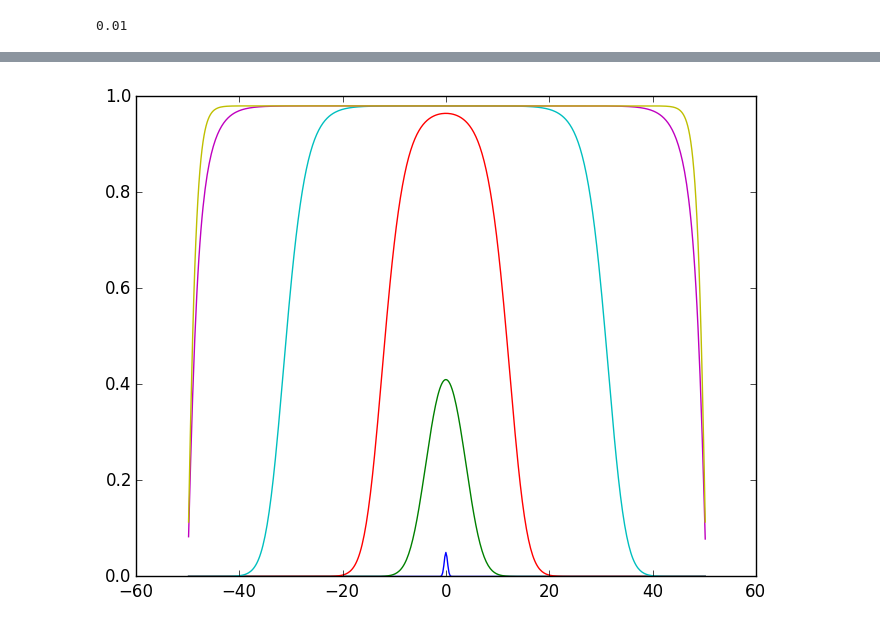
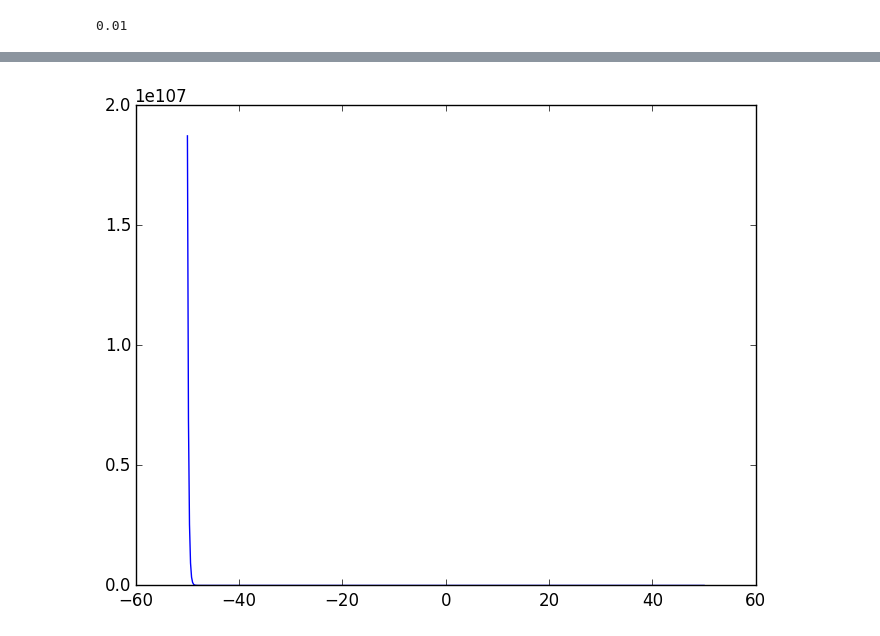
Before and after one commit to kelvinabrokwa/school, a Jupyter notebook: math414/lab.ipynb, the cells around one changed output, grey strips where cells are left out. Cells and saved outputs as stored; diff of their text form; code cells hidden in the pictures.

```diff
--- a/math414/lab.ipynb
+++ b/math414/lab.ipynb
@@ -1,10 +1,10 @@
 # %%
 using PyPlot
 # %%
-function getA(lam, n, dx)
+function getA(lam, n, dt)
     out = zeros(n, n)
     for i = 1:n
-        out[i, i] = 1 - 2*lam + dx
+        out[i, i] = 1 - 2*lam + dt
         for j = 1:n
             if i == j-1 || i == j+1
                 out[i, j] = lam
@@ -16,19 +16,18 @@ end
 
 function ForwardDiff(s, l, a, dt, dx, t, f)
     m = round(Int, (l-s)/dx) + 1
-    w = zeros(m)
-    x = zeros(m)
-    lam = a^2*(dt/h^2)
+    u = zeros(m)
+    x = s:dx:l
+    lam = a^2*dt/(dx^2)
     A = getA(lam, m, dt)
     for i = 1:m
-        x[i] = -50 + i*h
-        w[i] = f(x[i])
+        u[i] = f(x[i])
     end
+    z = zeros(m)
     for i = 1:t/dt
-        w[:] = A*w[:]
-        w -= dt*(w.^2)
+        u = A*u - dt*(u.^2)
     end
-    return x, w
+    return x, u
 end;
 # %%
 a = 1; # alpha
@@ -44,8 +48,8 @@ dt = 0.01; # time step size, ∆t
 # %%
-f = x -> 0.05*exp(-5*x^2); # u(x, 0) - initial condition
-for t = [0, 5, 10, 20, 30, 40]
-    x, w = ForwardDiff(s, l, a, dt, dx, t, f);
+f = x -> 2 + 0.05*exp(-5*x); # u(x, 0) - initial condition
+for t = [0, 5, 10, 15, 20, 25, 30]
+    x, w = ForwardDiff(s, l, a, dt, dx, t, f)
     plot(x, w);
 end;
 # %% [output]
-[figure, old version]
+[figure, new version]
```
Also changed, not shown: parts of 3 cells of this notebook.
